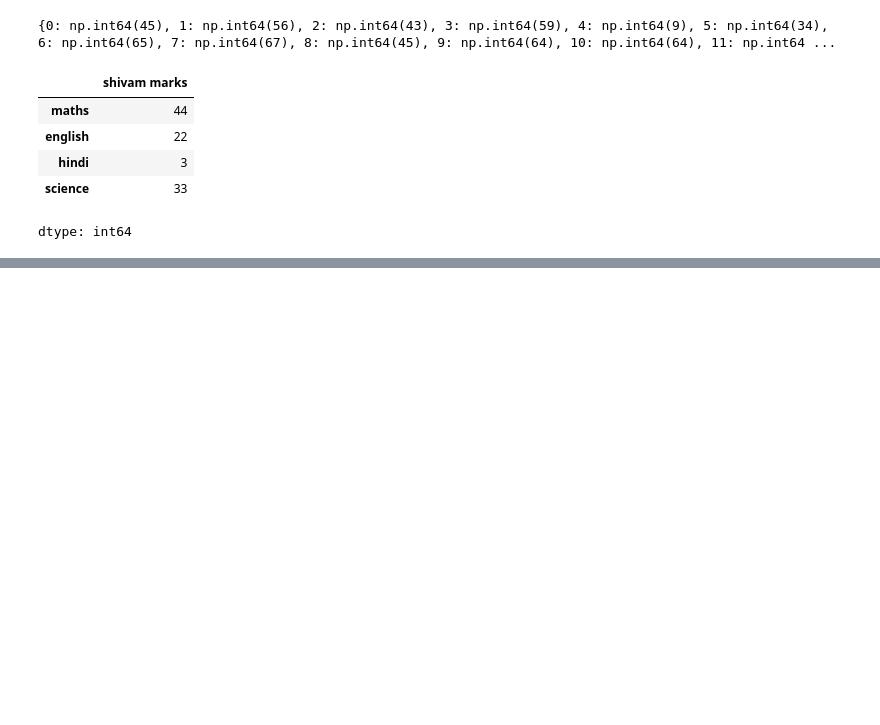
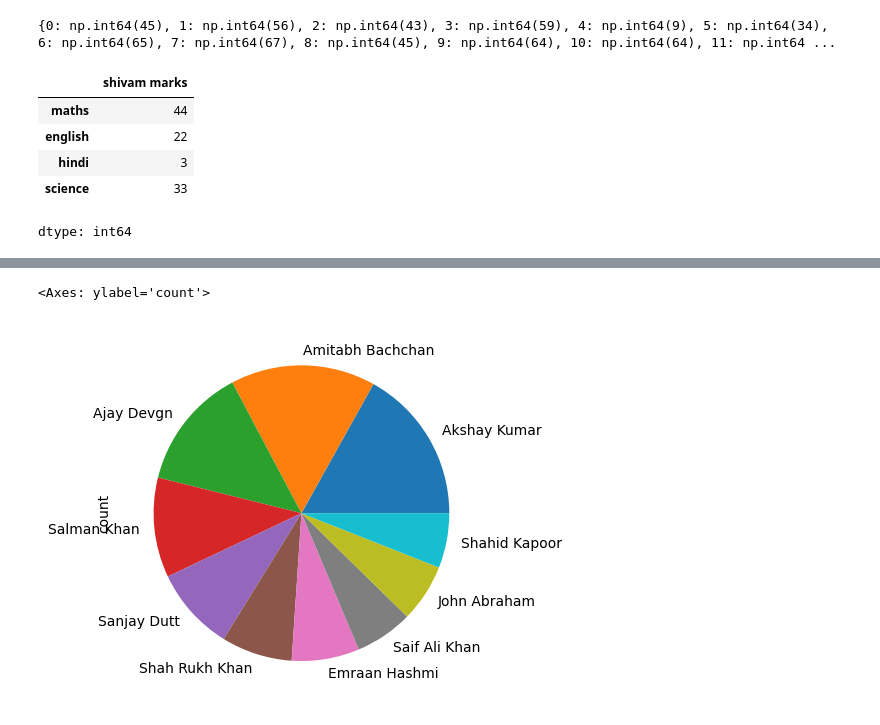
Before and after one commit to Hubert1234567890/python_data_science-, a Jupyter notebook: pandas/pandas_practice.ipynb, the cells around one changed output, grey strips where cells are left out. Drawn from its saved outputs; the diff is of its cells as text; code cells hidden in the pictures; blank space fills up the shorter version.

```diff
--- a/pandas/pandas_practice.ipynb
+++ b/pandas/pandas_practice.ipynb
@@ -313,0 +325,5 @@ dtype: int64
+# %%
+actor = lead_series.value_counts()
+print(actor[actor > 20])
+print(actor[actor>20].size)
+## the problem was to find the number of actors who have made more than 20 movies
@@ -313,0 +352,5 @@ dtype: int64
+# %%
+actor.head(10).plot(kind='pie')
+# %% [output]
+<Axes: ylabel='count'>
+[figure, added]
```
Also changed, not shown: parts of 9 cells of this notebook.
